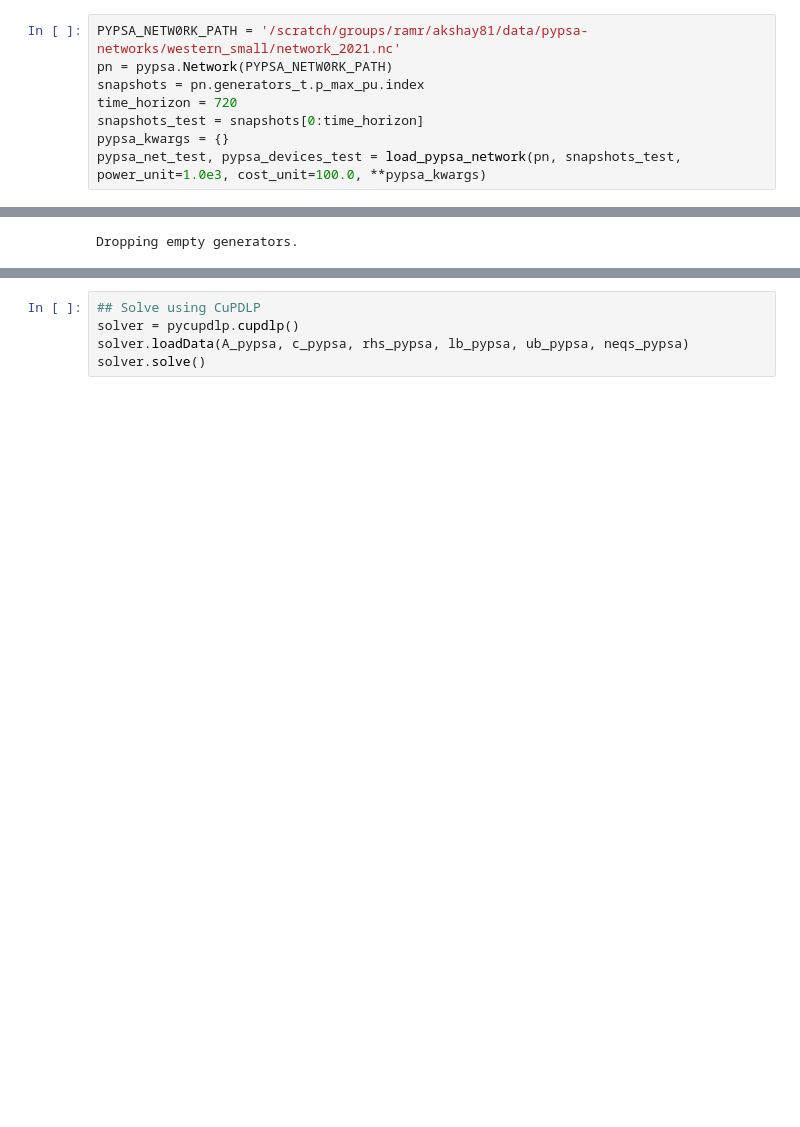
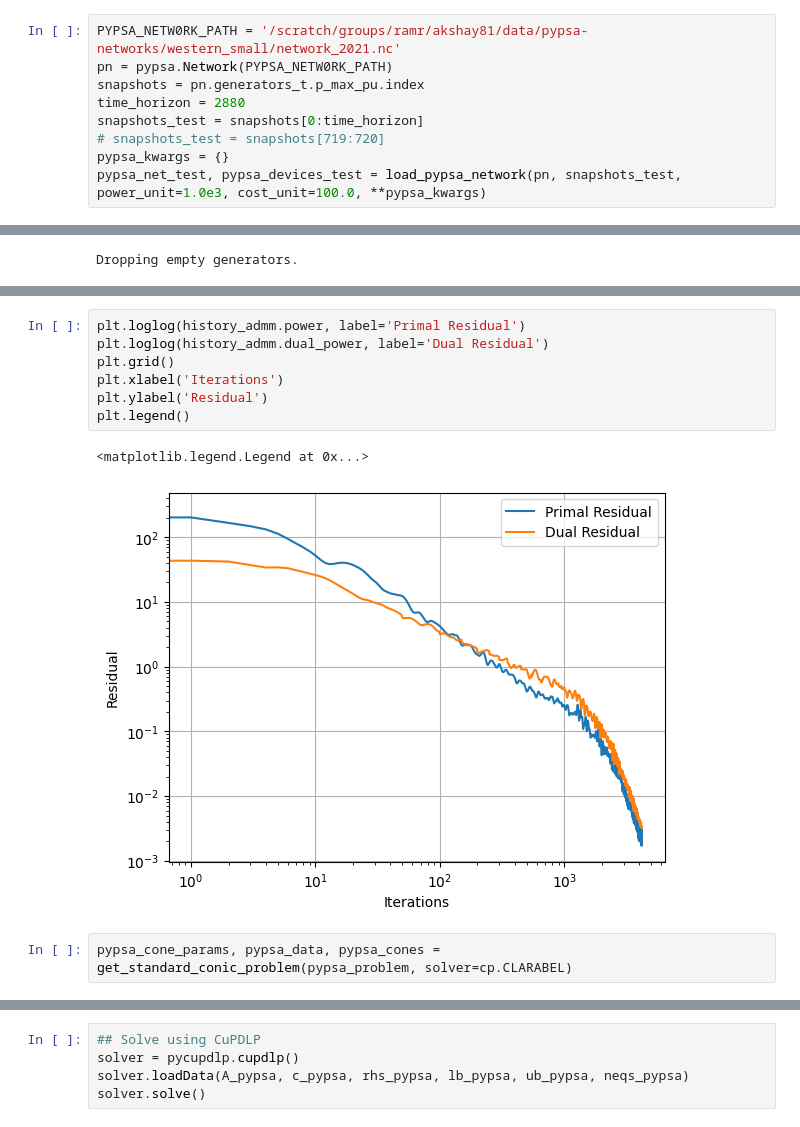
Before and after one commit to degleris1/zap, a Jupyter notebook: cone_notebooks/pdlp_tb.ipynb, the cells around one changed output, grey strips where cells are left out. Saved outputs shown, nothing was run; the diff lists cells and outputs as text; blank space fills up the shorter version.

```diff
--- a/cone_notebooks/pdlp_tb.ipynb
+++ b/cone_notebooks/pdlp_tb.ipynb
@@ -137,8 +152,9 @@ def osqp_to_cupdlp(problem, lift_singletons=True):
 PYPSA_NETW0RK_PATH = '/scratch/groups/ramr/akshay81/data/pypsa-networks/western_small/network_2021.nc'
 pn = pypsa.Network(PYPSA_NETW0RK_PATH)
 snapshots = pn.generators_t.p_max_pu.index
-time_horizon = 720
+time_horizon = 2880
 snapshots_test = snapshots[0:time_horizon]
+# snapshots_test = snapshots[719:720]
 pypsa_kwargs = {}
 pypsa_net_test, pypsa_devices_test = load_pypsa_network(pn, snapshots_test,  power_unit=1.0e3, cost_unit=100.0, **pypsa_kwargs)
 # %% [output]
@@ -171,0 +191,12 @@ ADMM converged in 4226 iterations.
+# %%
+plt.loglog(history_admm.power, label='Primal Residual')
+plt.loglog(history_admm.dual_power, label='Dual Residual')
+plt.grid()
+plt.xlabel('Iterations')
+plt.ylabel('Residual')
+plt.legend()
+# %% [output]
+<matplotlib.legend.Legend at 0x...>
+[figure, added]
+# %%
+pypsa_cone_params, pypsa_data, pypsa_cones = get_standard_conic_problem(pypsa_problem, solver=cp.CLARABEL)
```
Also changed, not shown: parts of 14 cells of this notebook, 6 other files.
